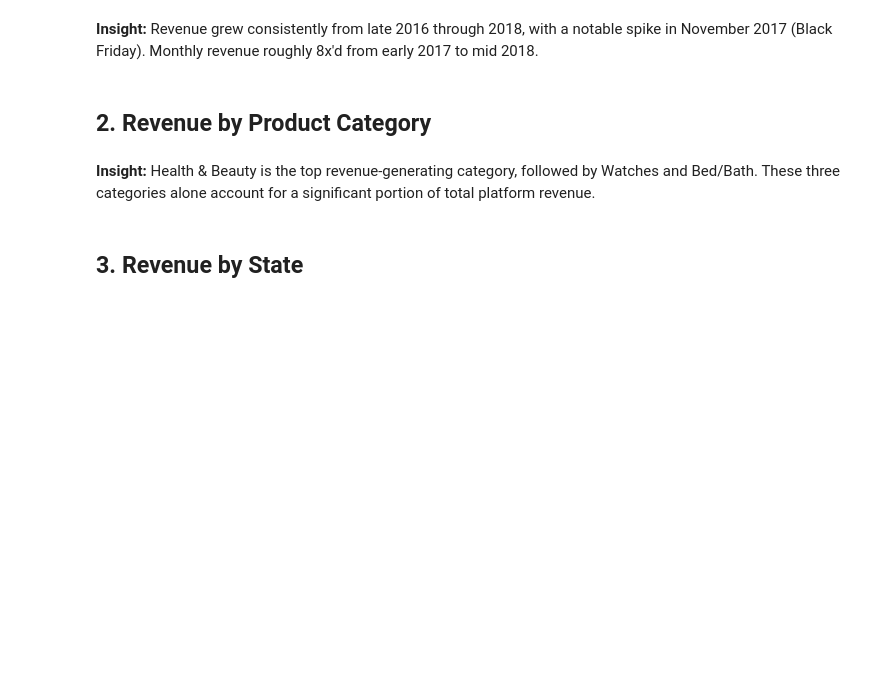
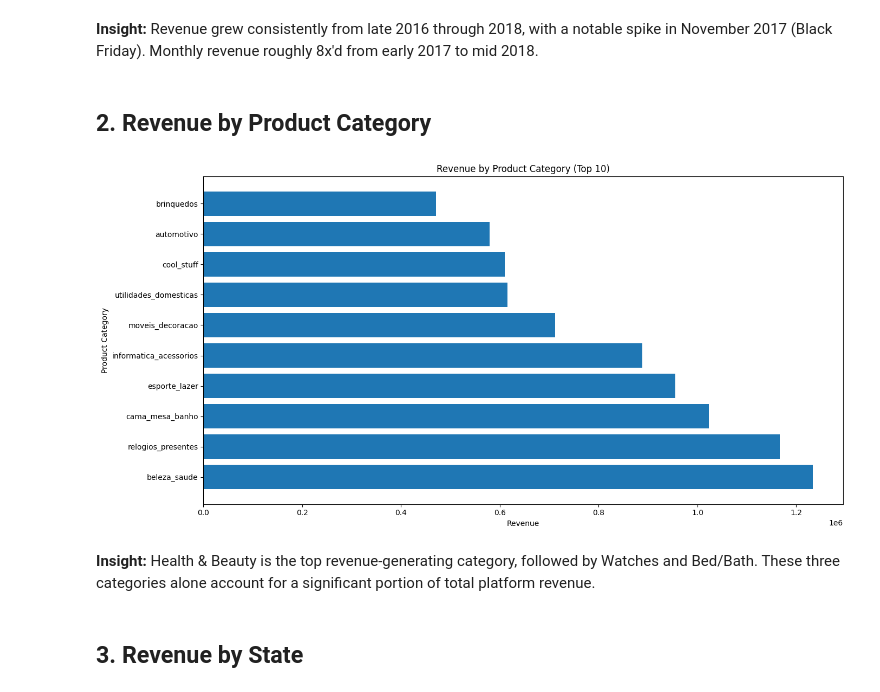
Before and after one commit to Loayib/olist-analysis, a Jupyter notebook: notebooks/03_revenue_analysis.ipynb, the cells around one changed output. Saved outputs shown, nothing was run; the diff lists cells and outputs as text; code cells hidden in the pictures; blank space fills up the shorter version.

```diff
--- a/notebooks/03_revenue_analysis.ipynb
+++ b/notebooks/03_revenue_analysis.ipynb
@@ -36,14 +40,16 @@ plt.show()
 # %% [markdown]
 ## 2. Revenue by Product Category
 # %%
-dick = df.groupby('product_category_name_english')['price'].sum().sort_values(ascending=False).head(10)
+dick = df.groupby('product_category_name')['price'].sum().sort_values(ascending=False).head(10)
 plt.figure(figsize=(14, 7))
 plt.barh(dick.index, dick.values)
 plt.title('Revenue by Product Category (Top 10)')
 plt.xlabel('Revenue')
 plt.ylabel('Product Category')
 plt.tight_layout()
 plt.show()
+# %% [output]
+[figure, added]
 # %% [markdown]
 **Insight:** Health & Beauty is the top revenue-generating category, followed by Watches and Bed/Bath. These three categories alone account for a significant portion of total platform revenue.
 # %% [markdown]
```
Also changed, not shown: parts of 5 cells of this notebook, 2 other files.
